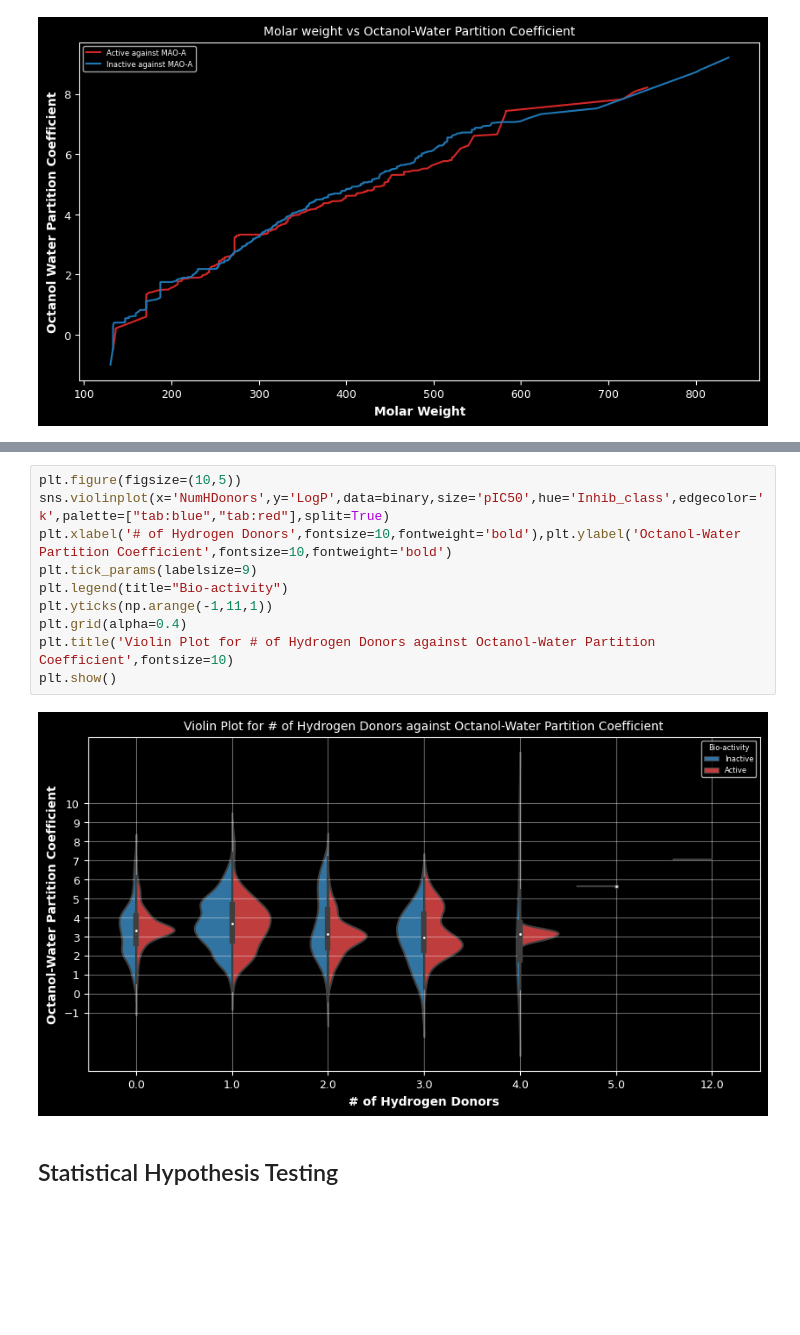
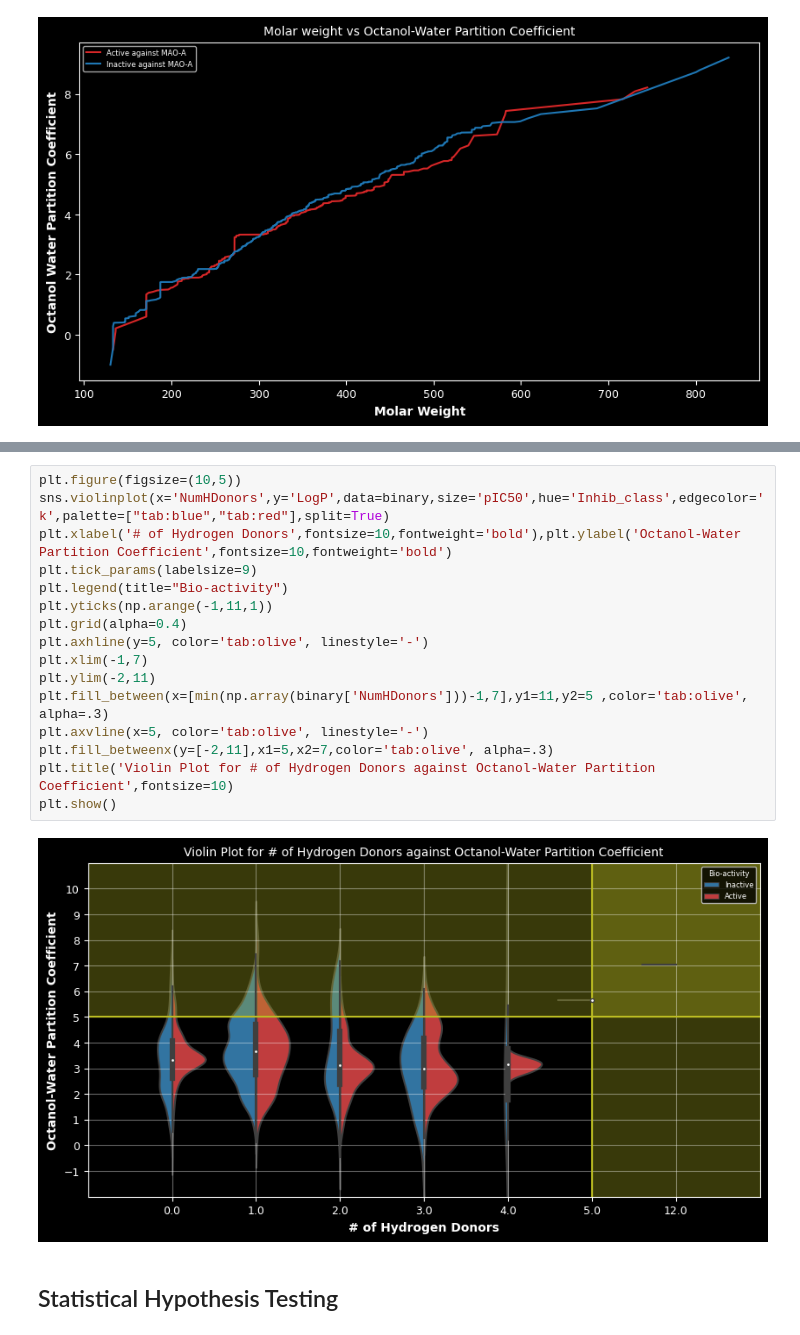
Before and after one commit to Diacod-I/BourneToKill, a Jupyter notebook: BioInfo.ipynb, the cells around one changed output, grey strips where cells are left out. Saved outputs shown, nothing was run; the diff lists cells and outputs as text; blank space fills up the shorter version.

```diff
--- a/BioInfo.ipynb
+++ b/BioInfo.ipynb
@@ -997,15 +1064,21 @@ plt.show()
 # %%
 plt.figure(figsize=(10,5))
 sns.violinplot(x='NumHDonors',y='LogP',data=binary,size='pIC50',hue='Inhib_class',edgecolor='k',palette=["tab:blue","tab:red"],split=True)
 plt.xlabel('# of Hydrogen Donors',fontsize=10,fontweight='bold'),plt.ylabel('Octanol-Water Partition Coefficient',fontsize=10,fontweight='bold')
 plt.tick_params(labelsize=9)
 plt.legend(title="Bio-activity")
 plt.yticks(np.arange(-1,11,1))
 plt.grid(alpha=0.4)
+plt.axhline(y=5, color='tab:olive', linestyle='-')
+plt.xlim(-1,7)
+plt.ylim(-2,11)
+plt.fill_between(x=[min(np.array(binary['NumHDonors']))-1,7],y1=11,y2=5 ,color='tab:olive', alpha=.3)
+plt.axvline(x=5, color='tab:olive', linestyle='-')
+plt.fill_betweenx(y=[-2,11],x1=5,x2=7,color='tab:olive', alpha=.3)
 plt.title('Violin Plot for # of Hydrogen Donors against Octanol-Water Partition Coefficient',fontsize=10)
 plt.show()
 # %% [output]
-[figure, old version]
+[figure, new version]
 # %% [markdown]
 ## Statistical Hypothesis Testing
 # %% [markdown]
```
Also changed, not shown: parts of 21 cells of this notebook.
